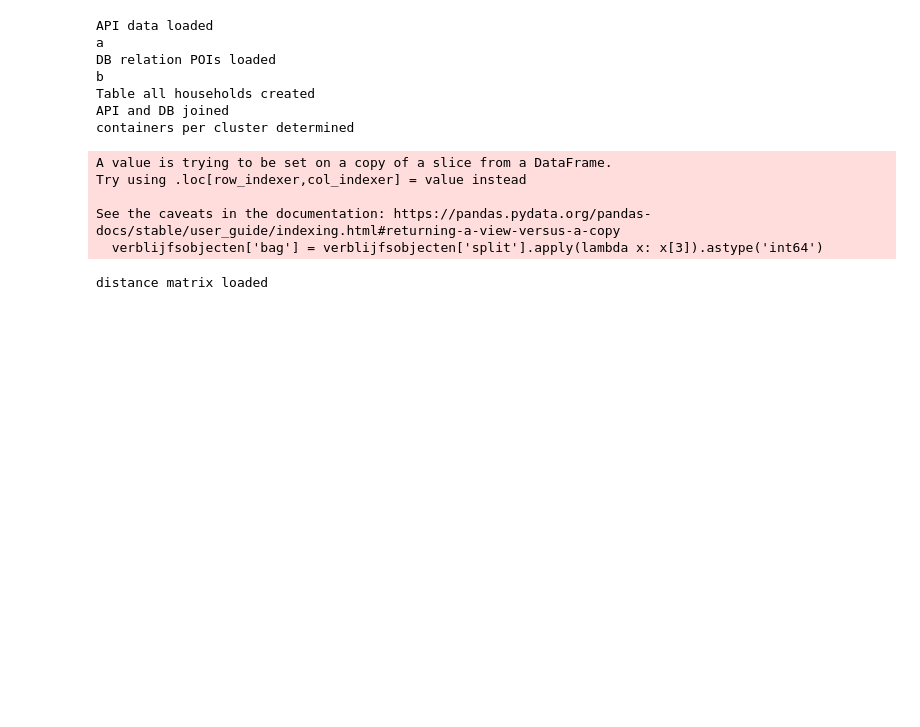
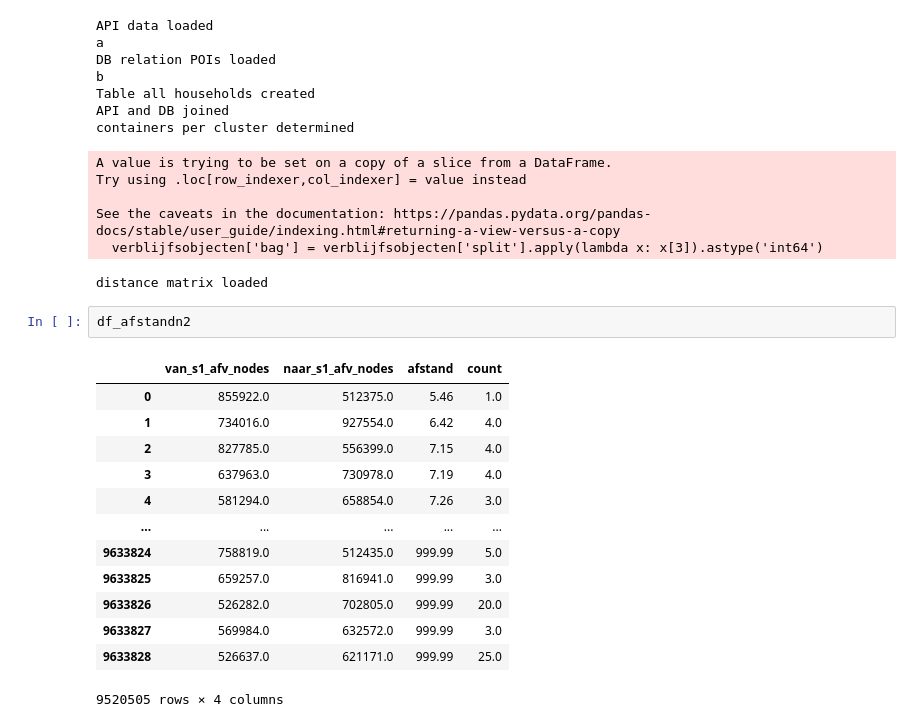
Before and after one commit to corne12345/Amsterdam_carbage_thesis, a Jupyter notebook: Notebooks/20200424 - POIs to addresses.ipynb, the cells around one changed output. Drawn from its saved outputs; the diff is of its cells as text; blank space fills up the shorter version.

```diff
--- a/Notebooks/20200424 - POIs to addresses.ipynb
+++ b/Notebooks/20200424 - POIs to addresses.ipynb
@@ -107,3 +107,19 @@ Try using .loc[row_indexer,col_indexer] = value instead
 See the caveats in the documentation: https://pandas.pydata.org/pandas-docs/stable/user_guide/indexing.html#returning-a-view-versus-a-copy
   verblijfsobjecten['bag'] = verblijfsobjecten['split'].apply(lambda x: x[3]).astype('int64')
 distance matrix loaded
+# %%
+df_afstandn2
+# %% [output]
+|  | van_s1_afv_nodes | naar_s1_afv_nodes | afstand | count |
+| 0 | 855922.0 | 512375.0 | 5.46 | 1.0 |
+| 1 | 734016.0 | 927554.0 | 6.42 | 4.0 |
+| 2 | 827785.0 | 556399.0 | 7.15 | 4.0 |
+| 3 | 637963.0 | 730978.0 | 7.19 | 4.0 |
+| 4 | 581294.0 | 658854.0 | 7.26 | 3.0 |
+| ... | ... | ... | ... | ... |
+| 9633824 | 758819.0 | 512435.0 | 999.99 | 5.0 |
+| 9633825 | 659257.0 | 816941.0 | 999.99 | 3.0 |
+| 9633826 | 526282.0 | 702805.0 | 999.99 | 20.0 |
+| 9633827 | 569984.0 | 632572.0 | 999.99 | 3.0 |
+| 9633828 | 526637.0 | 621171.0 | 999.99 | 25.0 |
+9520505 rows × 4 columns
```
Also changed, not shown: parts of 5 cells of this notebook, 2 other files.
